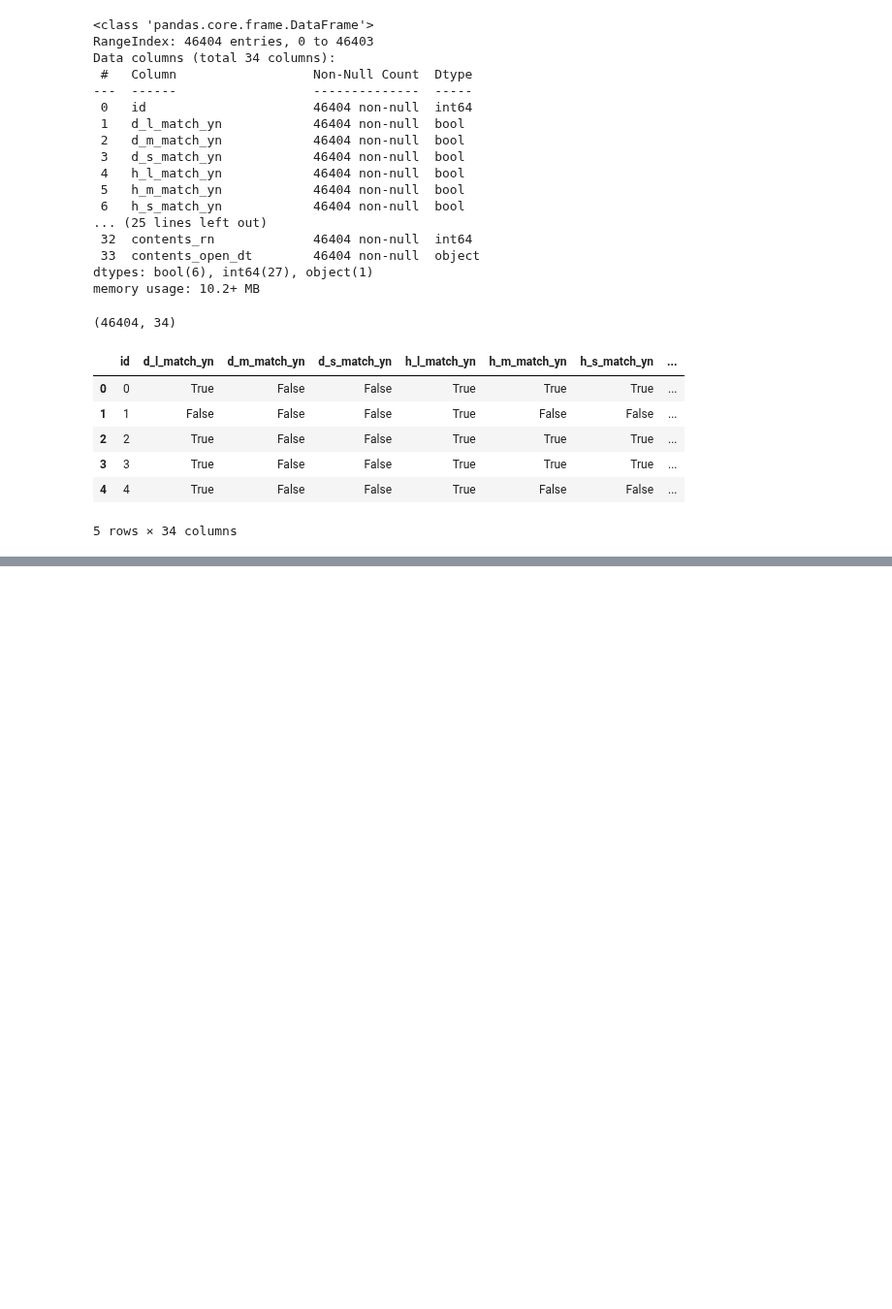
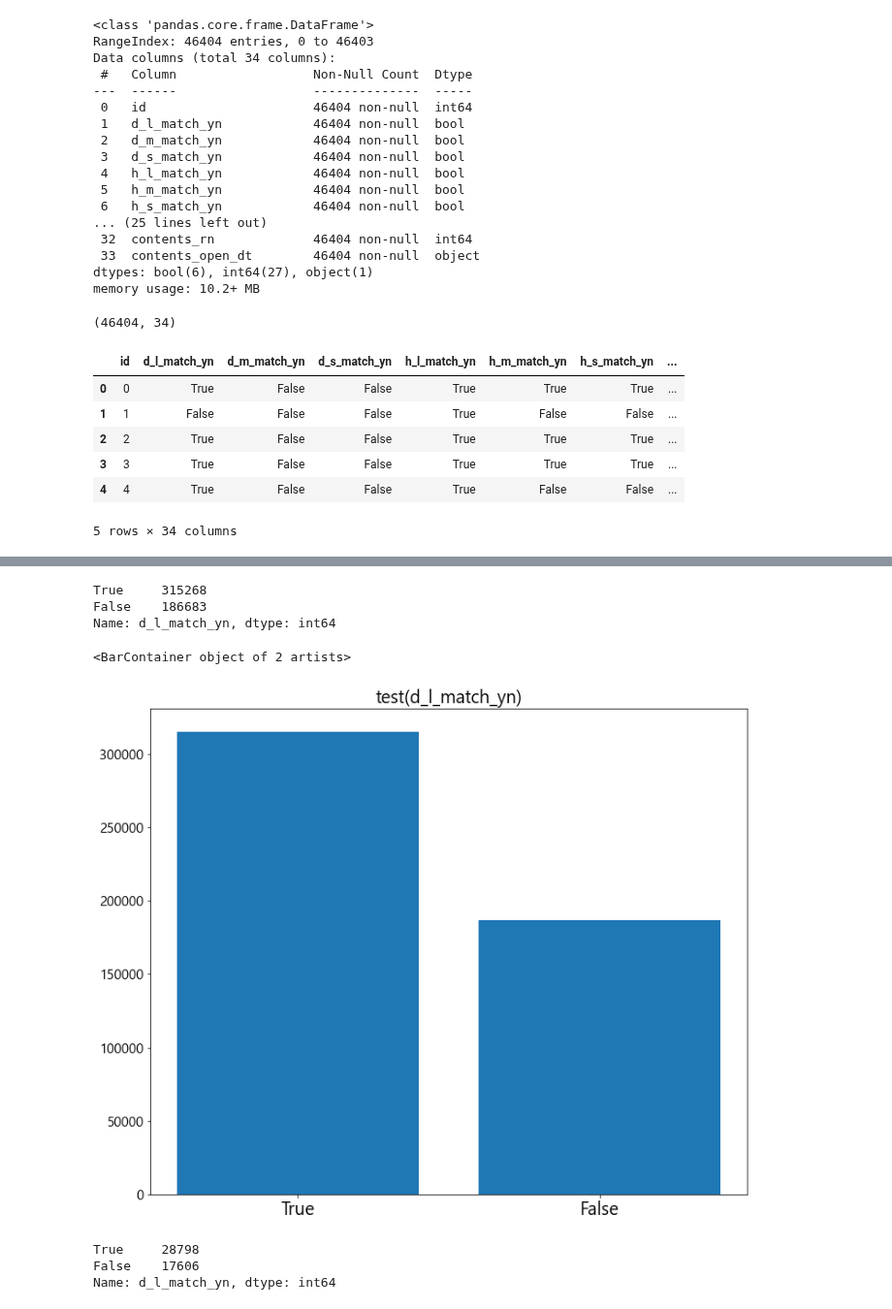
Before and after one commit to kbjung/Dacon, a Jupyter notebook: TP2(잡케어)/02_데이터분석/02-01_기본분석.ipynb, the cells around one changed output, grey strips where cells are left out. Shown at 97% size. Saved outputs shown, nothing was run; the diff lists cells and outputs as text; code cells hidden in the pictures; blank space fills up the shorter version.

```diff
--- a/TP2(잡케어)/02_데이터분석/02-01_기본분석.ipynb
+++ b/TP2(잡케어)/02_데이터분석/02-01_기본분석.ipynb
@@ -162,0 +723,21 @@ test.head()
+# %%
+train['d_l_match_yn'].value_counts()
+# %% [output]
+True     315268
+False    186683
+Name: d_l_match_yn, dtype: int64
+# %%
+plt.figure(figsize=(12,10))
+plt.xticks(fontsize=20)
+plt.yticks(fontsize=15)
+plt.title('test(d_l_match_yn)', fontdict={'fontsize':20})
+plt.bar(x=['True', 'False'], height=train['d_l_match_yn'].value_counts(), data=train)
+# %% [output]
+<BarContainer object of 2 artists>
+[figure, added]
+# %%
+test['d_l_match_yn'].value_counts()
+# %% [output]
+True     28798
+False    17606
+Name: d_l_match_yn, dtype: int64
```
Also changed, not shown: parts of 65 cells of this notebook, 1 other file.
